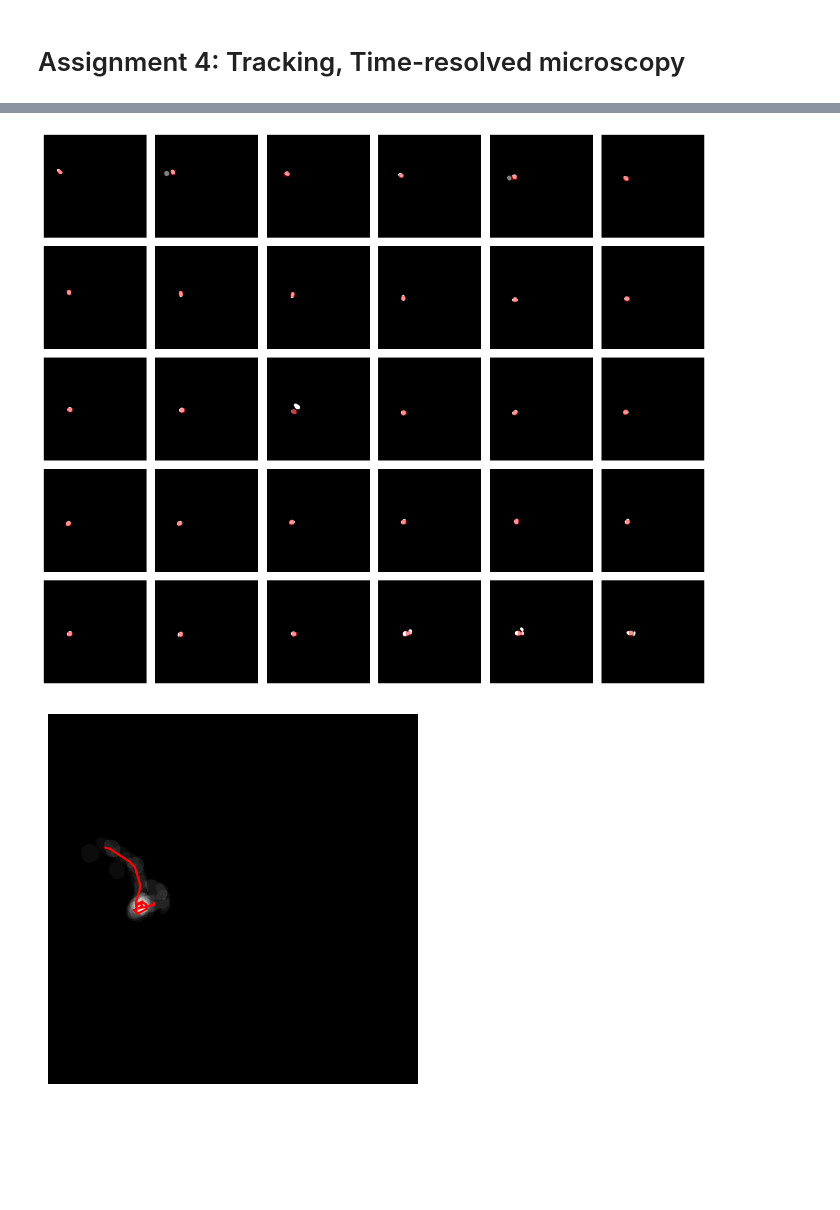
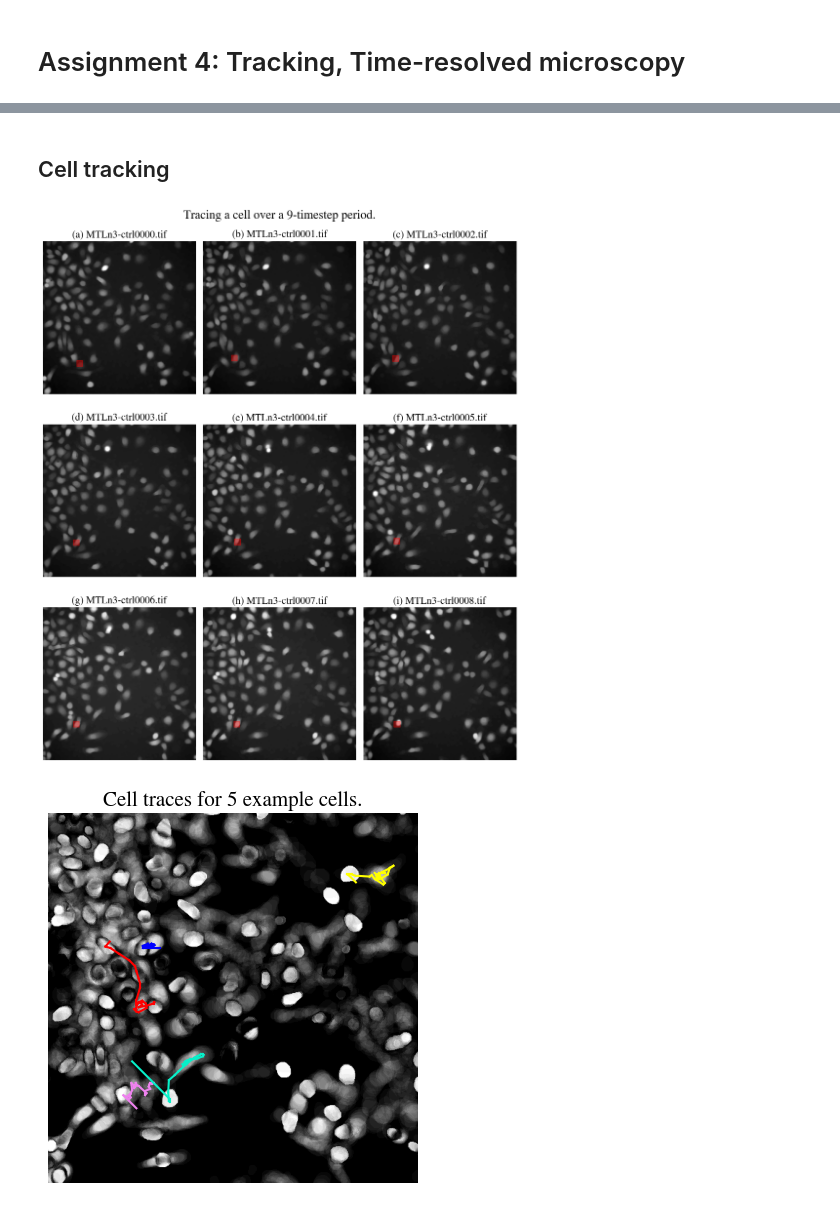
Before and after one commit to bramvaneerden/IA_Assignments, a Jupyter notebook: A4/tracking.ipynb, the cells around one changed output, grey strips where cells are left out. Saved outputs shown, nothing was run; the diff lists cells and outputs as text; code cells hidden in the pictures; blank space fills up the shorter version.

Commit message:
generalized tracking function and cleaned up the notebook.

```diff
--- a/A4/tracking.ipynb
+++ b/A4/tracking.ipynb
@@ -95,5 +118,0 @@ plt.savefig('figures/adis.png')
-# %%
-initial_coords = [[334,  85], [168, 116], [103, 122], [413, 150],
-                  [325, 155], [ 80, 221], [ 80, 249], [336, 254],
-                  [ 80, 327], [422, 359], [194, 378], [391, 396],
-                  [206, 419], [100, 421], [416, 426]]
@@ -106,6 +118,0 @@ for loc in initial_coords:
-# %%
-labeled = dip.Label(segmented[0])
-msr = dip.MeasurementTool.Measure(labeled, images['ctrl'][0], ['Size', 'Gravity'])
-sizes = np.array([msr['Size'][i+1][0] for i in range(msr.NumberOfObjects())])
-coords = np.array([msr['Gravity'][i+1] for i in range(msr.NumberOfObjects())])
-x_coords, y_coords = coords[:, 0], coords[:, 1]
@@ -141,7 +118,0 @@ initial_coord = initial_coords[0]
-# %%
-fig, ax = plt.subplots()
-ax.imshow(images['ctrl'][0], origin='lower')
-rect = Rectangle(xy=(x-10, y-10), width=20, height=20, color='r', alpha=0.4)
-ax.add_patch(rect)
-ax.axis('off')
-plt.show()
@@ -197,13 +142,31 @@ Found 2 objects in photo 14.
+# %% [markdown]
+## Cell tracking
+# %%
+tracked_cells = {}
+for i in range(5):
+    labeled_archive, x_coords, y_coords, sizes = track_cell(images['ctrl'], segmented, initial_coords[i])
+    tracked_cells[i] = {
+        'labeled': labeled_archive,
+        'x_coords': x_coords,
+        'y_coords': y_coords,
+        'sizes': sizes
+    }
 # %%
-fig, axs = plt.subplots(5, 6, figsize=(12, 10))
+subcaps = string.ascii_lowercase[:9]
+fig, axs = plt.subplots(3, 3, figsize=(10, 12))
 axs = axs.flatten()
-for i in range(len(labeled_archive)):
-    axs[i].imshow(labeled_archive[i], origin='lower', cmap='grey')
+x_coords = tracked_cells[1]['x_coords']
+y_coords = tracked_cells[1]['y_coords']
+for i in range(len(axs)):
+    axs[i].imshow(images['ctrl'][i], origin='lower', cmap='grey')
     rect = Rectangle(xy=(y_coords[i] - 10, x_coords[i] - 10), width=20, height=20, color='r', alpha=0.4)
     axs[i].add_patch(rect)
     axs[i].axis('off')
+    num = i if i > 9 else f'0{i}'
+    axs[i].set_title(f'({subcaps[i]}) MTLn3-ctrl00{num}.tif', fontname='STIXGeneral', fontsize=15)
 
+fig.suptitle('Tracing a cell over a 9-timestep period.', fontname='STIXGeneral', fontsize=18)
 plt.tight_layout()
-plt.show()
+plt.savefig('figures/single_cell_trace.png')
 # %% [output]
-[figure, old version]
+[figure, new version]
@@ -214,9 +173,14 @@ for i in range(1, len(labeled_archive)):
 # %%
+colors = ['r', 'violet', 'b', 'yellow', '#07f0c9']
 fig, ax = plt.subplots()
-ax.imshow(summed_img, origin='lower', cmap='grey')
-for i in range(len(x_coords) - 1):
-    ax.plot([y_coords[i], y_coords[i+1]], [x_coords[i], x_coords[i+1]], c='r')
+ax.imshow(adi_pos+adi_neg, origin='lower', cmap='grey')
+for i in range(5):
+    x_coords = tracked_cells[i]['x_coords']
+    y_coords = tracked_cells[i]['y_coords']
+    for j in range(len(x_coords) - 1):
+        ax.plot([y_coords[j], y_coords[j+1]], [x_coords[j], x_coords[j+1]], c=colors[i])
 ax.axis('off')
-plt.show()
+ax.set_title('Cell traces for 5 example cells.', fontname='STIXGeneral', fontsize=15)
+plt.savefig('figures/cell_tracking.png')
 # %% [output]
-[figure, old version]
+[figure, new version]
```
Also changed, not shown: parts of 30 cells of this notebook, 4 other files.
